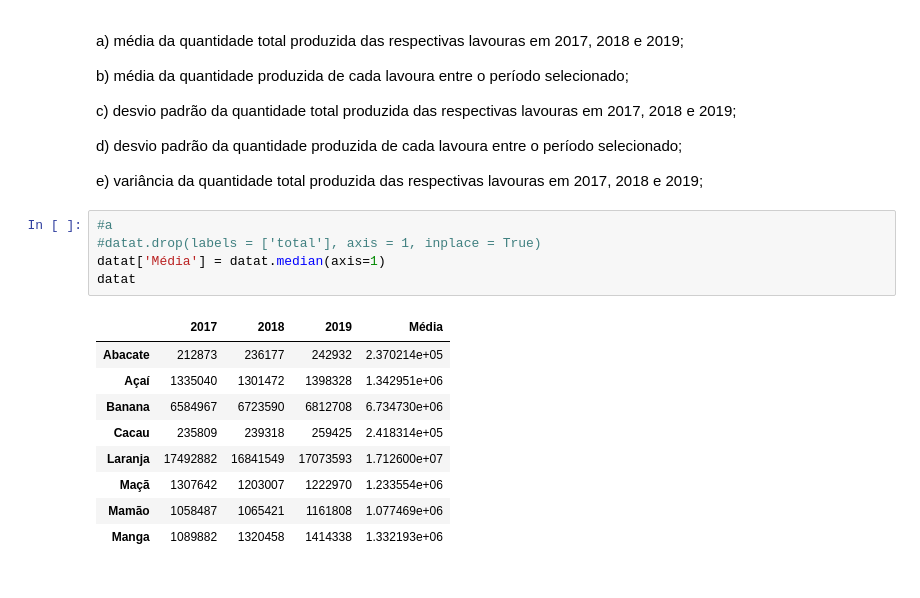
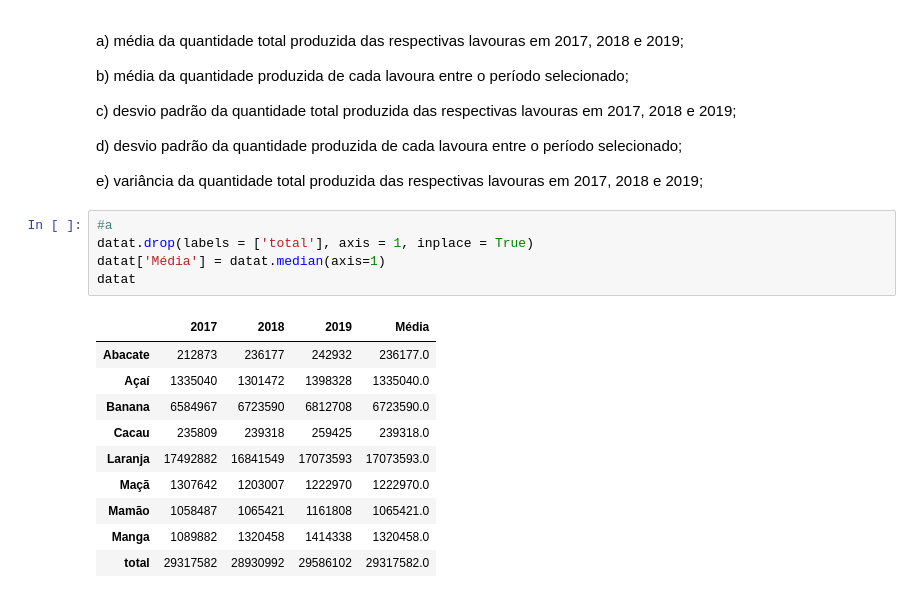
Before and after one commit to isaiastrajano/BootCamp_Python_DataScience, a Jupyter notebook: Exercicio_estatisticadescritiva.ipynb, the cells around one changed output. Drawn from its saved outputs; the diff is of its cells as text.

```diff
--- a/Exercicio_estatisticadescritiva.ipynb
+++ b/Exercicio_estatisticadescritiva.ipynb
@@ -95,16 +91,17 @@ d) desvio padrão da quantidade produzida de cada lavoura entre o período selec
 e) variância da quantidade total produzida das respectivas lavouras em 2017, 2018 e 2019;
 # %%
 #a
-#datat.drop(labels = ['total'], axis = 1, inplace = True)
+datat.drop(labels = ['total'], axis = 1, inplace = True)
 datat['Média'] = datat.median(axis=1)
 datat
 # %% [output]
 |  | 2017 | 2018 | 2019 | Média |
-| Abacate | 212873 | 236177 | 242932 | 2.370214e+05 |
-| Açaí | 1335040 | 1301472 | 1398328 | 1.342951e+06 |
-| Banana | 6584967 | 6723590 | 6812708 | 6.734730e+06 |
-| Cacau | 235809 | 239318 | 259425 | 2.418314e+05 |
-| Laranja | 17492882 | 16841549 | 17073593 | 1.712600e+07 |
-| Maçã | 1307642 | 1203007 | 1222970 | 1.233554e+06 |
-| Mamão | 1058487 | 1065421 | 1161808 | 1.077469e+06 |
-| Manga | 1089882 | 1320458 | 1414338 | 1.332193e+06 |
+| Abacate | 212873 | 236177 | 242932 | 236177.0 |
+| Açaí | 1335040 | 1301472 | 1398328 | 1335040.0 |
+| Banana | 6584967 | 6723590 | 6812708 | 6723590.0 |
+| Cacau | 235809 | 239318 | 259425 | 239318.0 |
+| Laranja | 17492882 | 16841549 | 17073593 | 17073593.0 |
+| Maçã | 1307642 | 1203007 | 1222970 | 1222970.0 |
+| Mamão | 1058487 | 1065421 | 1161808 | 1065421.0 |
+| Manga | 1089882 | 1320458 | 1414338 | 1320458.0 |
+| total | 29317582 | 28930992 | 29586102 | 29317582.0 |
```
Also changed, not shown: parts of 15 cells of this notebook.
